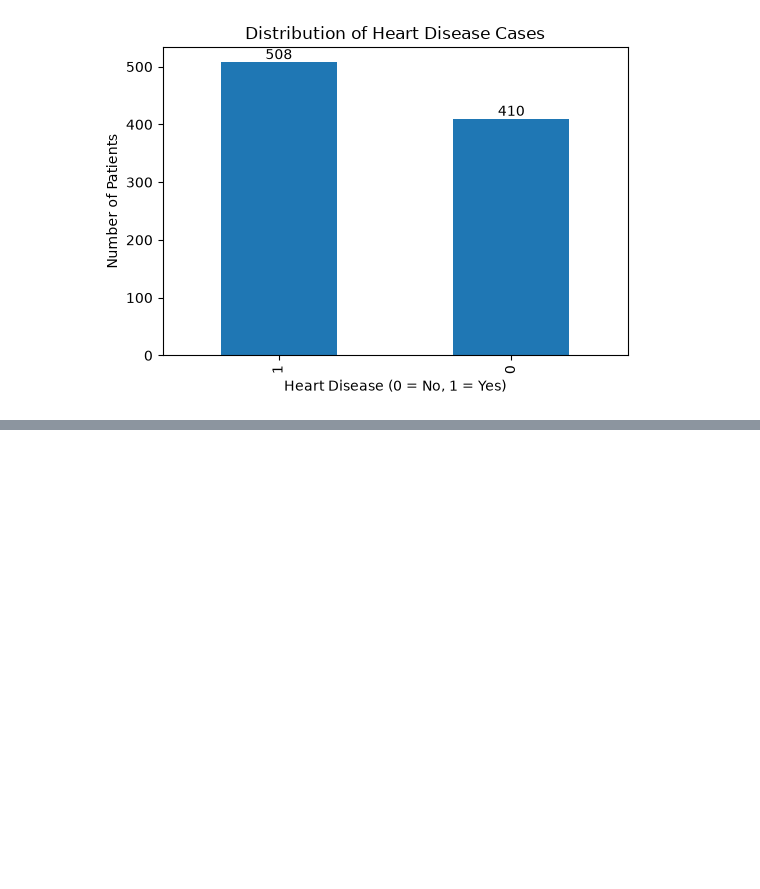
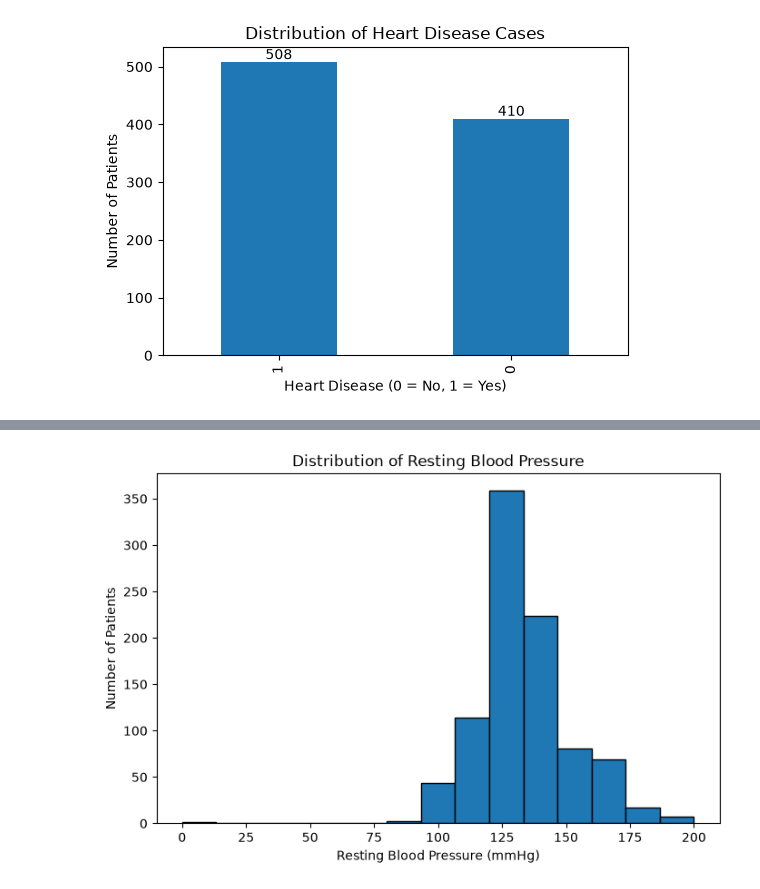
Before and after one commit to CyberFemi-x/HeartDiseasePrediction, a Jupyter notebook: notebooks/Heart_Disease_EDA.ipynb, the cells around one changed output, grey strips where cells are left out. Drawn from its saved outputs; the diff is of its cells as text; code cells hidden in the pictures; blank space fills up the shorter version.

```diff
--- a/notebooks/Heart_Disease_EDA.ipynb
+++ b/notebooks/Heart_Disease_EDA.ipynb
@@ -136,0 +225,12 @@ plt.show()
+# %%
+plt.figure(figsize=(8,5))
+
+plt.hist(df["RestingBP"], bins=15, edgecolor="black")
+
+plt.title("Distribution of Resting Blood Pressure")
+plt.xlabel("Resting Blood Pressure (mmHg)")
+plt.ylabel("Number of Patients")
+
+plt.show()
+# %% [output]
+[figure, added]
```
Also changed, not shown: parts of 23 cells of this notebook.
